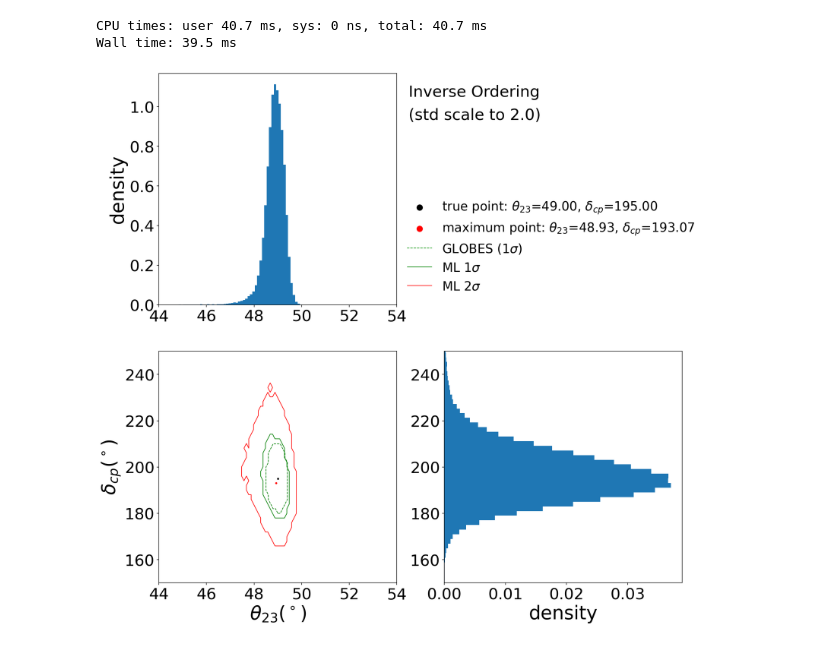
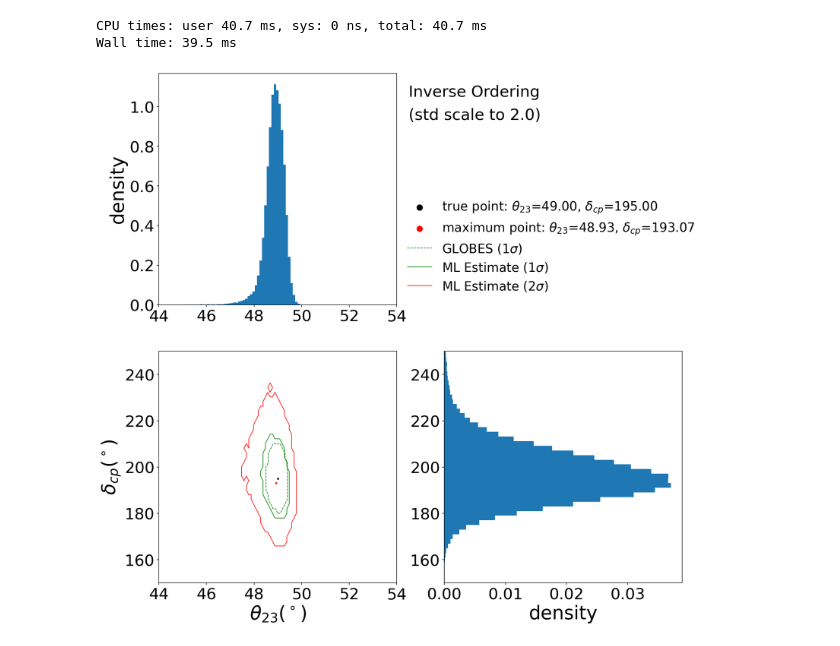
Before and after one commit to davidho27941/ML4NO, a Jupyter notebook: Regression_std_Study/contour_to_5GeV_different_model.ipynb, the cells around one changed output. Saved outputs shown, nothing was run; the diff lists cells and outputs as text; code cells hidden in the pictures.

Commit message:
update result: regenerate plots

```diff
--- a/Regression_std_Study/contour_to_5GeV_different_model.ipynb
+++ b/Regression_std_Study/contour_to_5GeV_different_model.ipynb
@@ -659,8 +659,8 @@ ML
 """
 CS_1_sigma = plt.contour(xaxis, yaxis, one_sigma_region_boundary, 0, colors='green', linestyles="-", linewidths=1)
 CS_2_sigma = plt.contour(xaxis, yaxis, two_sigma_region_boundary, 0, colors='red', linestyles="-", linewidths=1)
-CS_1_sigma.collections[0].set_label("ML 1$\sigma$")
-CS_2_sigma.collections[0].set_label("ML 2$\sigma$")
+CS_1_sigma.collections[0].set_label("ML Estimate (1$\sigma$)")
+CS_2_sigma.collections[0].set_label("ML Estimate (2$\sigma$)")
 
 
 plot_axis.set_xlabel(r'$\theta_{23} $($^\circ$)', fontsize=30)
@@ -668,32 +668,32 @@ plot_axis.set_ylabel(r'$\delta_{cp} $($^\circ$)', fontsize=30)
 if IO_or_NO == 0:
     plot_axis.set_ylim((150,250))
     plot_axis.set_xlim((44,54))
 elif IO_or_NO == 1:
     plot_axis.set_ylim((230,330))
     plot_axis.set_xlim((44,54))
 else:
     raise ValueError("aaaa")
 
 
 plot_axis.tick_params(axis='x', labelsize=25)
 plot_axis.tick_params(axis='y', labelsize=25)
 #===========================
 
 
 
 #=========================== Whole Figure Setting
 
 if IO_or_NO == 0:
     plt.text(x=54.5,y=360, s="Inverse Ordering", fontsize=25 )
     plt.text(x=54.5,y=350, s="(std scale to " + str(round(np.logspace(-3, np.log10(2), 40)[index],2))+")", fontsize=25 )
 
 elif IO_or_NO == 1:
     plt.text(x=54.5,y=440, s="Normal Ordering", fontsize=25 )
     plt.text(x=54.5,y=430, s="(std scale to " + str(round(np.logspace(-3, np.log10(2), 40)[index],2))+")", fontsize=25 )
 
 # plt.subplots_adjust(wspace=0.15, hspace=0.01)
 plt.legend(bbox_to_anchor=(2.3, 1.7), ncol=1,fontsize=20, markerscale=4, edgecolor = "w",fancybox=False, framealpha=0)
-plt.savefig("./Plots/"+str(experiment)+"_"+str(ordering)+"_std_"+str(int(round(np.logspace(-3, np.log10(2), 40)[index],2)*100))+".pdf", transparent=True, bbox_inches='tight')
+plt.savefig("./Plots/"+str(experiment)+"_"+str("to_5GeV")+"_"+str(ordering)+"_std_"+str(int(round(np.logspace(-3, np.log10(2), 40)[index],2)*100))+".pdf", transparent=True, bbox_inches='tight')
 plt.show()
 # %% [output]
-[figure, old version]
+[figure, new version]
```
